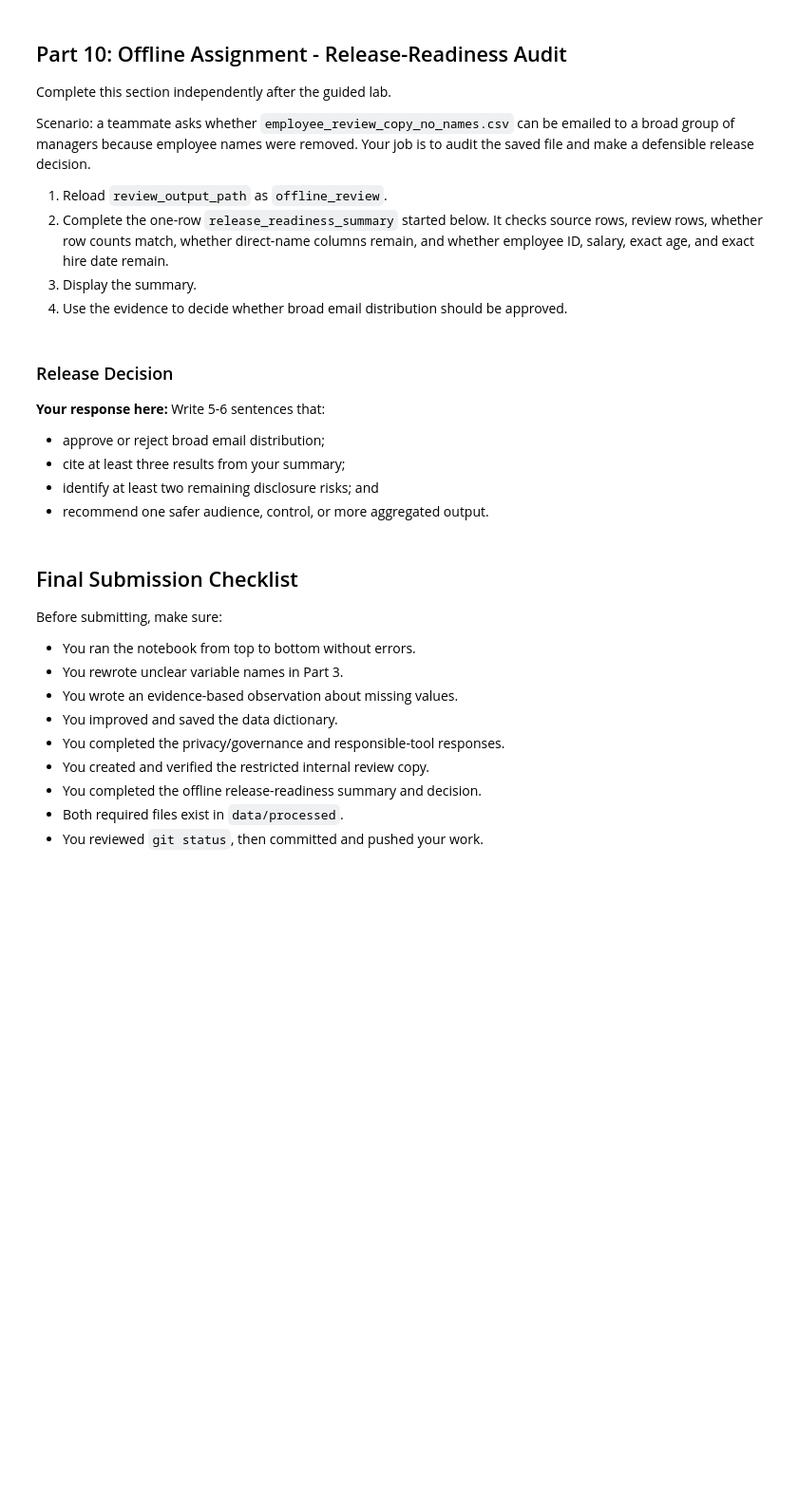
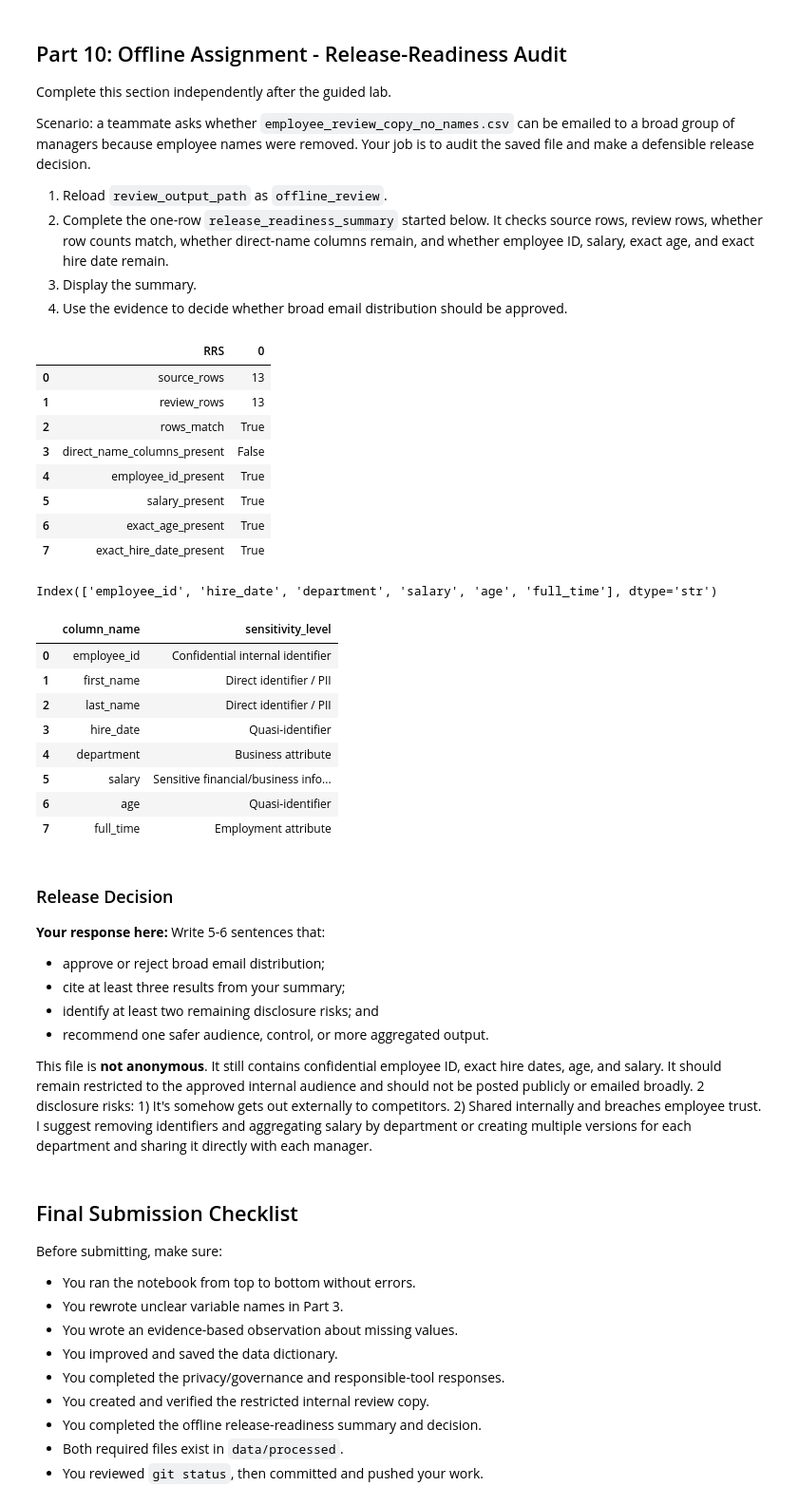
Before and after one commit to MFUTSA/ban6003-week3-4-MatthewFlores, a Jupyter notebook: notebooks/week4_github_repro_governance_lab.ipynb, the cells around one changed output. Shown at 95% size. Saved outputs shown, nothing was run; the diff lists cells and outputs as text; code cells hidden in the pictures; blank space fills up the shorter version.

Commit message:
Completed Week 4 offline assignment

```diff
--- a/notebooks/week4_github_repro_governance_lab.ipynb
+++ b/notebooks/week4_github_repro_governance_lab.ipynb
@@ -398,21 +398,54 @@ Scenario: a teammate asks whether `employee_review_copy_no_names.csv` can be ema
 # %%
 # Offline Assignment
 # Hint: use `"column_name" in offline_review.columns` for each remaining-field check.
 # The direct-name check is already completed as an example.
 offline_review = pd.read_csv(review_output_path)
 
 release_readiness_summary = pd.DataFrame([{
     "source_rows": len(employees_raw),
     "review_rows": len(offline_review),
     "rows_match": len(employees_raw) == len(offline_review),
     "direct_name_columns_present": bool(set(direct_name_columns) & set(offline_review.columns)),
-    "employee_id_present": None,  # TODO
-    "salary_present": None,  # TODO
-    "exact_age_present": None,  # TODO
-    "exact_hire_date_present": None,  # TODO
+    "employee_id_present": bool(set(["employee_id"]) & set(offline_review.columns)),  # TODO
+    "salary_present": bool(set(["salary"]) & set(offline_review.columns)),  # TODO
+    "exact_age_present": bool(set(["age"]) & set(offline_review.columns)),  # TODO
+    "exact_hire_date_present": bool(set(["hire_date"]) & set(offline_review.columns)),  # TODO
 }])
 
 release_readiness_summary
+
+## I prefer the data transposed for readability.
+display(
+    release_readiness_summary.T.reset_index().rename(
+        columns={"index": "RRS"}
+    )
+)
+
+#displaying columns to refresh my memory.
+display(offline_review.columns)
+
+#displaying sensitivity summary for review.
+display(sensitivity_summary)
+# %% [output]
+|  | RRS | 0 |
+| 0 | source_rows | 13 |
+| 1 | review_rows | 13 |
+| 2 | rows_match | True |
+| 3 | direct_name_columns_present | False |
+| 4 | employee_id_present | True |
+| 5 | salary_present | True |
+| 6 | exact_age_present | True |
+| 7 | exact_hire_date_present | True |
+Index(['employee_id', 'hire_date', 'department', 'salary', 'age', 'full_time'], dtype='str')
+|  | column_name | sensitivity_level |
+| 0 | employee_id | Confidential internal identifier |
+| 1 | first_name | Direct identifier / PII |
+| 2 | last_name | Direct identifier / PII |
+| 3 | hire_date | Quasi-identifier |
+| 4 | department | Business attribute |
+| 5 | salary | Sensitive financial/business info... |
+| 6 | age | Quasi-identifier |
+| 7 | full_time | Employment attribute |
 # %% [markdown]
 ### Release Decision
 
@@ -422,6 +455,11 @@ release_readiness_summary
 - cite at least three results from your summary;
 - identify at least two remaining disclosure risks; and
 - recommend one safer audience, control, or more aggregated output.
+
+
+This file is **not anonymous**. It still contains confidential employee ID, exact hire dates, age, and salary. It should remain restricted to the approved internal audience and should not be posted publicly or emailed broadly.
+2 disclosure risks: 1) It's somehow gets out externally to competitors. 2) Shared internally and breaches employee trust.
+I suggest removing identifiers and aggregating salary by department or creating multiple versions for each department and sharing it directly with each manager.
 # %% [markdown]
 ## Final Submission Checklist
 
```
